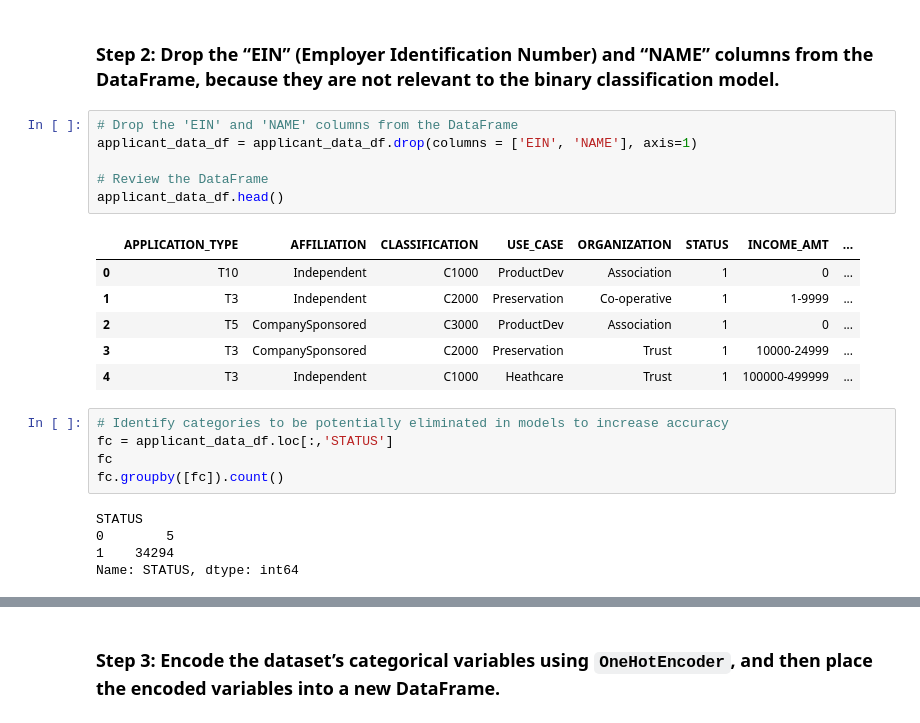
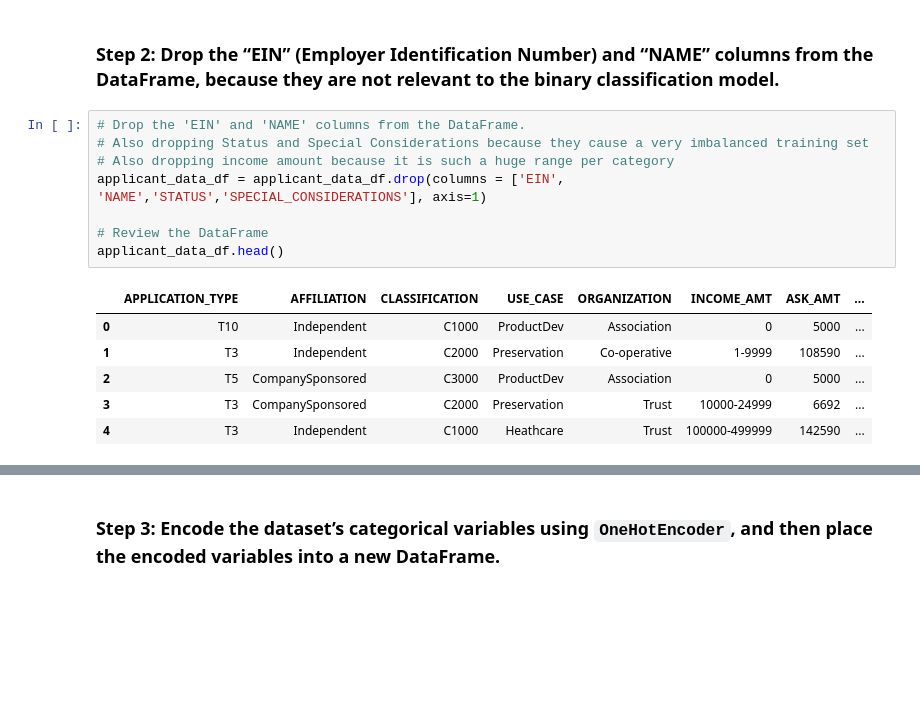
Before and after one commit to patmbee/fintech_2, a Jupyter notebook: module_13_challenge/venture_funding_with_deep_learning_dropFeatures.ipynb, the cells around one changed output, grey strips where cells are left out. Drawn from its saved outputs; the diff is of its cells as text; blank space fills up the shorter version.

```diff
--- a/module_13_challenge/venture_funding_with_deep_learning_dropFeatures.ipynb
+++ b/module_13_challenge/venture_funding_with_deep_learning_dropFeatures.ipynb
@@ -128,25 +153,17 @@ dtype: object
 # %% [markdown]
 ### Step 2: Drop the “EIN” (Employer Identification Number) and “NAME” columns from the DataFrame, because they are not relevant to the binary classification model.
 # %%
-# Drop the 'EIN' and 'NAME' columns from the DataFrame
-applicant_data_df = applicant_data_df.drop(columns = ['EIN', 'NAME'], axis=1)
+# Drop the 'EIN' and 'NAME' columns from the DataFrame.
+# Also dropping Status and Special Considerations because they cause a very imbalanced training set
+# Also dropping income amount because it is such a huge range per category
+applicant_data_df = applicant_data_df.drop(columns = ['EIN', 'NAME','STATUS','SPECIAL_CONSIDERATIONS'], axis=1)
 
 # Review the DataFrame
 applicant_data_df.head()
 # %% [output]
-|  | APPLICATION_TYPE | AFFILIATION | CLASSIFICATION | USE_CASE | ORGANIZATION | STATUS | INCOME_AMT | ... |
-| 0 | T10 | Independent | C1000 | ProductDev | Association | 1 | 0 | ... |
-| 1 | T3 | Independent | C2000 | Preservation | Co-operative | 1 | 1-9999 | ... |
-| 2 | T5 | CompanySponsored | C3000 | ProductDev | Association | 1 | 0 | ... |
-| 3 | T3 | CompanySponsored | C2000 | Preservation | Trust | 1 | 10000-24999 | ... |
-| 4 | T3 | Independent | C1000 | Heathcare | Trust | 1 | 100000-499999 | ... |
+|  | APPLICATION_TYPE | AFFILIATION | CLASSIFICATION | USE_CASE | ORGANIZATION | INCOME_AMT | ASK_AMT | ... |
+| 0 | T10 | Independent | C1000 | ProductDev | Association | 0 | 5000 | ... |
+| 1 | T3 | Independent | C2000 | Preservation | Co-operative | 1-9999 | 108590 | ... |
+| 2 | T5 | CompanySponsored | C3000 | ProductDev | Association | 0 | 5000 | ... |
+| 3 | T3 | CompanySponsored | C2000 | Preservation | Trust | 10000-24999 | 6692 | ... |
+| 4 | T3 | Independent | C1000 | Heathcare | Trust | 100000-499999 | 142590 | ... |
-# %%
-# Identify categories to be potentially eliminated in models to increase accuracy
-fc = applicant_data_df.loc[:,'STATUS']
-fc
-fc.groupby([fc]).count()
-# %% [output]
-STATUS
-0        5
-1    34294
-Name: STATUS, dtype: int64
```
Also changed, not shown: parts of 45 cells of this notebook, 5 other files.
